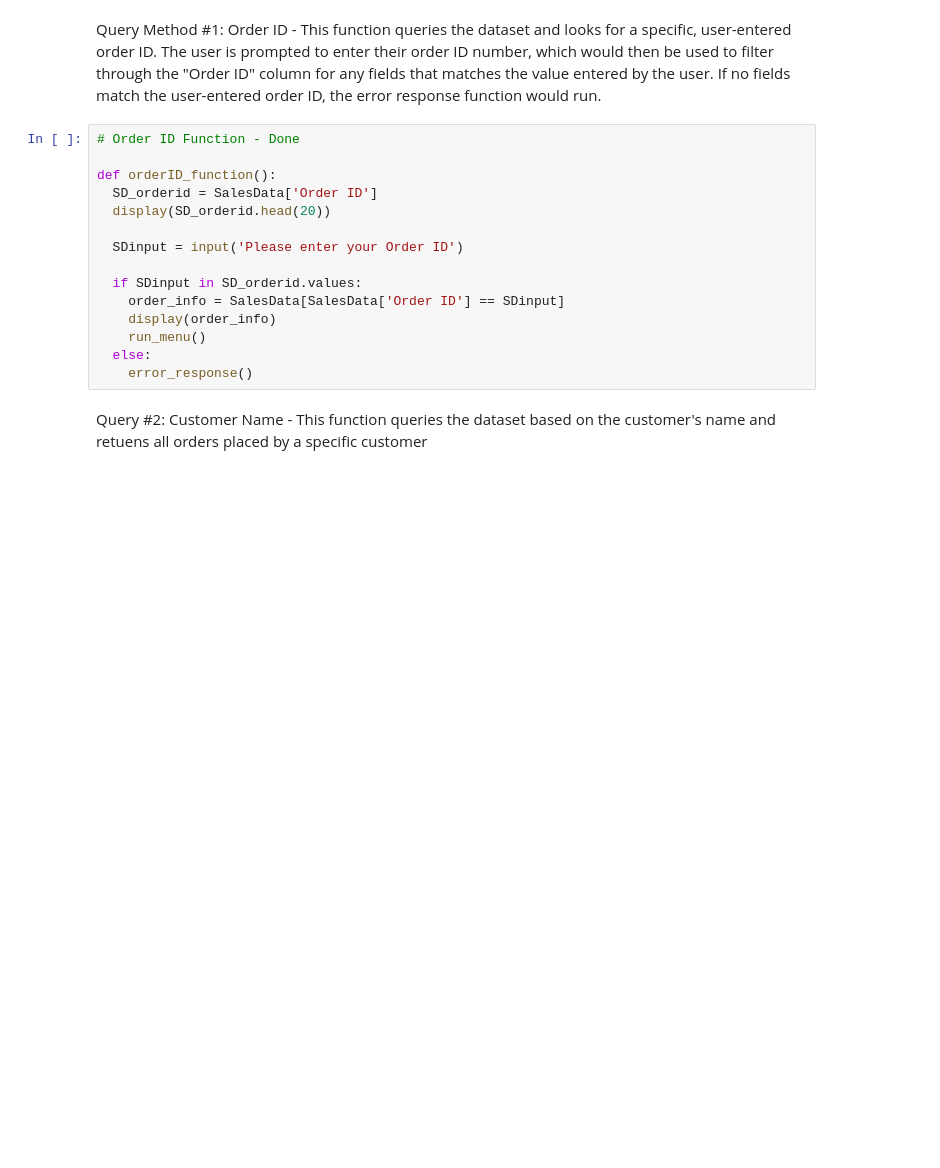
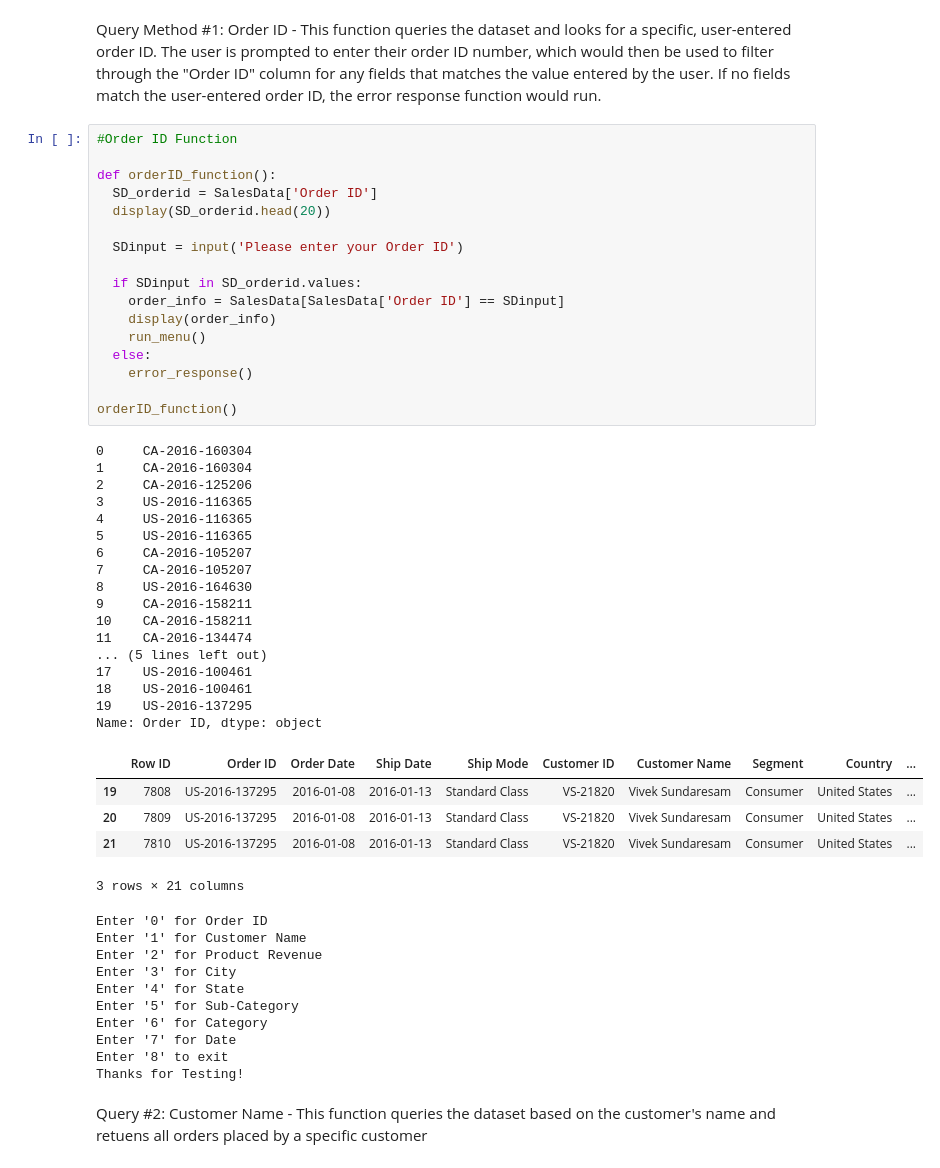
Before and after one commit to Willnguyen02/Group-Data-Analytics-Project, a Jupyter notebook: Main.ipynb, the cells around one changed output. Cells and saved outputs as stored; diff of their text form; blank space fills up the shorter version.

```diff
--- a/Main.ipynb
+++ b/Main.ipynb
@@ -43,20 +61,55 @@ def error_response():
 # %% [markdown]
 Query Method #1: Order ID - This function queries the dataset and looks for a specific, user-entered order ID. The user is prompted to enter their order ID number, which would then be used to filter through the "Order ID" column for any fields that matches the value entered by the user. If no fields match the user-entered order ID, the error response function would run.
 # %%
-# Order ID Function - Done
+#Order ID Function
 
 def orderID_function():
   SD_orderid = SalesData['Order ID']
   display(SD_orderid.head(20))
 
   SDinput = input('Please enter your Order ID')
 
   if SDinput in SD_orderid.values:
     order_info = SalesData[SalesData['Order ID'] == SDinput]
     display(order_info)
     run_menu()
   else:
     error_response()
+
+orderID_function()
+# %% [output]
+0     CA-2016-160304
+1     CA-2016-160304
+2     CA-2016-125206
+3     US-2016-116365
+4     US-2016-116365
+5     US-2016-116365
+6     CA-2016-105207
+7     CA-2016-105207
+8     US-2016-164630
+9     CA-2016-158211
+10    CA-2016-158211
+11    CA-2016-134474
+... (5 lines left out)
+17    US-2016-100461
+18    US-2016-100461
+19    US-2016-137295
+Name: Order ID, dtype: object
+|  | Row ID | Order ID | Order Date | Ship Date | Ship Mode | Customer ID | Customer Name | Segment | Country | ... |
+| 19 | 7808 | US-2016-137295 | 2016-01-08 | 2016-01-13 | Standard Class | VS-21820 | Vivek Sundaresam | Consumer | United States | ... |
+| 20 | 7809 | US-2016-137295 | 2016-01-08 | 2016-01-13 | Standard Class | VS-21820 | Vivek Sundaresam | Consumer | United States | ... |
+| 21 | 7810 | US-2016-137295 | 2016-01-08 | 2016-01-13 | Standard Class | VS-21820 | Vivek Sundaresam | Consumer | United States | ... |
+3 rows × 21 columns
+Enter '0' for Order ID
+Enter '1' for Customer Name
+Enter '2' for Product Revenue
+Enter '3' for City
+Enter '4' for State
+Enter '5' for Sub-Category
+Enter '6' for Category
+Enter '7' for Date
+Enter '8' to exit
+Thanks for Testing!
 # %% [markdown]
 Query #2: Customer Name - This function queries the dataset based on the customer's name and retuens all orders placed by a specific customer
 # %%
```
Also changed, not shown: parts of 21 cells of this notebook.
